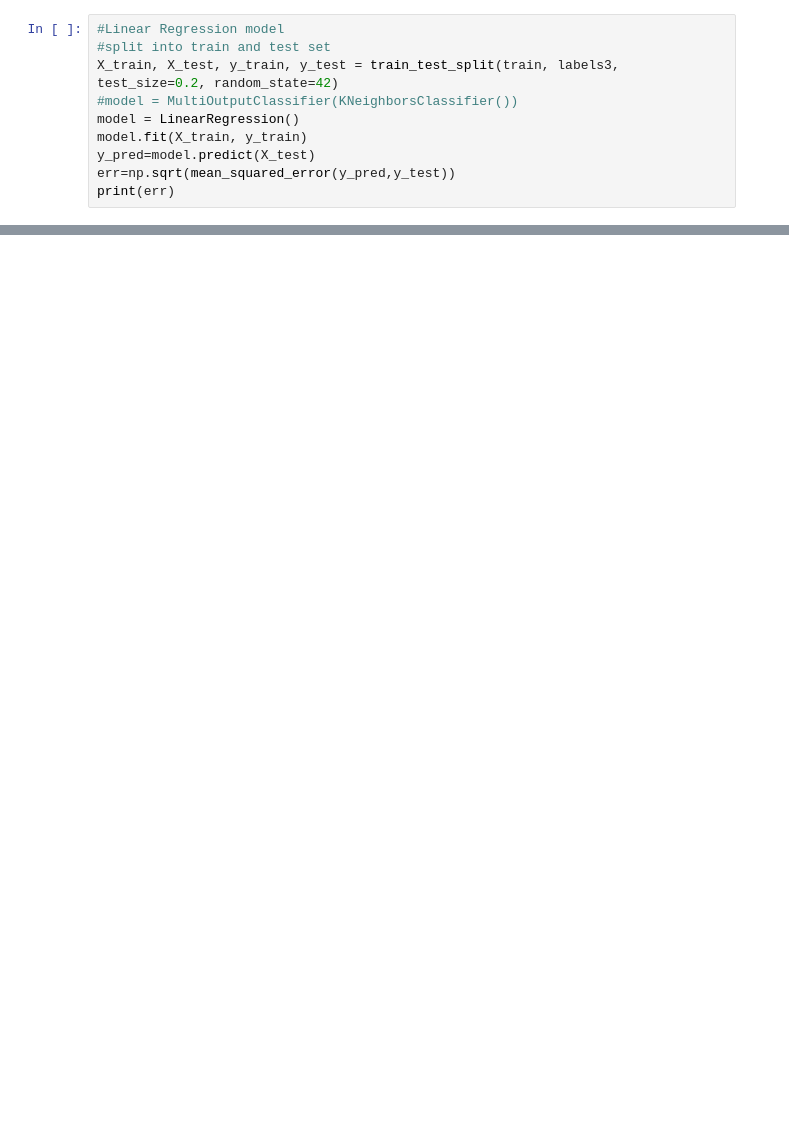
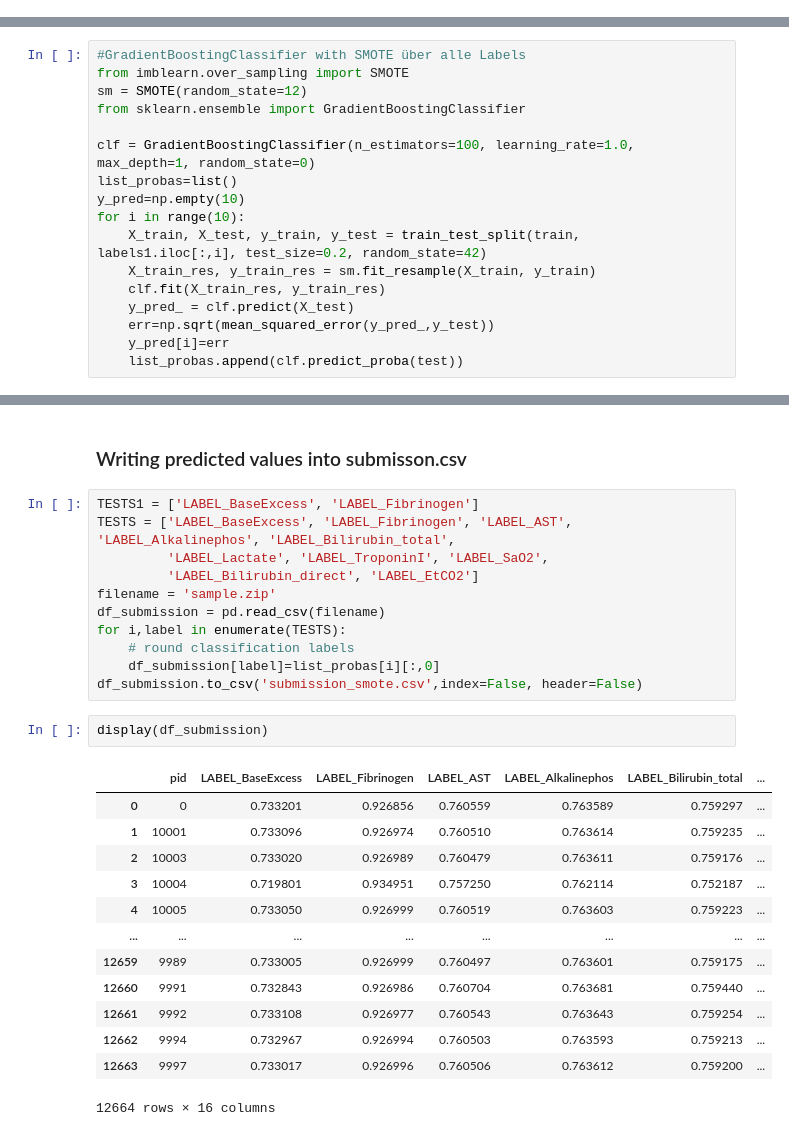
Before and after one commit to jonarivado/IML-Projects, a Jupyter notebook: Project 2/main.ipynb, the cells around one changed output, grey strips where cells are left out. Saved outputs shown, nothing was run; the diff lists cells and outputs as text; blank space fills up the shorter version.

```diff
--- a/Project 2/main.ipynb
+++ b/Project 2/main.ipynb
@@ -150,10 +114,0 @@ array([[0., 0., 0., ..., 0., 0., 0.],
-# %%
-#Linear Regression model
-#split into train and test set
-X_train, X_test, y_train, y_test = train_test_split(train, labels3, test_size=0.2, random_state=42)
-#model = MultiOutputClassifier(KNeighborsClassifier())
-model = LinearRegression()
-model.fit(X_train, y_train)
-y_pred=model.predict(X_test)
-err=np.sqrt(mean_squared_error(y_pred,y_test))
-print(err)
@@ -173,0 +115,17 @@ roc_auc_score(y, clf.predict_proba(X)[:, 1])
+# %%
+#GradientBoostingClassifier with SMOTE über alle Labels
+from imblearn.over_sampling import SMOTE
+sm = SMOTE(random_state=12)
+from sklearn.ensemble import GradientBoostingClassifier
+
+clf = GradientBoostingClassifier(n_estimators=100, learning_rate=1.0, max_depth=1, random_state=0)
+list_probas=list()
+y_pred=np.empty(10)
+for i in range(10):
+    X_train, X_test, y_train, y_test = train_test_split(train, labels1.iloc[:,i], test_size=0.2, random_state=42)
+    X_train_res, y_train_res = sm.fit_resample(X_train, y_train)
+    clf.fit(X_train_res, y_train_res)
+    y_pred_ = clf.predict(X_test)
+    err=np.sqrt(mean_squared_error(y_pred_,y_test))
+    y_pred[i]=err
+    list_probas.append(clf.predict_proba(test))
@@ -173,0 +160,29 @@ roc_auc_score(y, clf.predict_proba(X)[:, 1])
+# %% [markdown]
+### Writing predicted values into submisson.csv
+# %%
+TESTS1 = ['LABEL_BaseExcess', 'LABEL_Fibrinogen']
+TESTS = ['LABEL_BaseExcess', 'LABEL_Fibrinogen', 'LABEL_AST', 'LABEL_Alkalinephos', 'LABEL_Bilirubin_total',
+         'LABEL_Lactate', 'LABEL_TroponinI', 'LABEL_SaO2',
+         'LABEL_Bilirubin_direct', 'LABEL_EtCO2']
+filename = 'sample.zip'
+df_submission = pd.read_csv(filename)
+for i,label in enumerate(TESTS):
+    # round classification labels
+    df_submission[label]=list_probas[i][:,0]
+df_submission.to_csv('submission_smote.csv',index=False, header=False)
+# %%
+display(df_submission)
+# %% [output]
+|  | pid | LABEL_BaseExcess | LABEL_Fibrinogen | LABEL_AST | LABEL_Alkalinephos | LABEL_Bilirubin_total | ... |
+| 0 | 0 | 0.733201 | 0.926856 | 0.760559 | 0.763589 | 0.759297 | ... |
+| 1 | 10001 | 0.733096 | 0.926974 | 0.760510 | 0.763614 | 0.759235 | ... |
+| 2 | 10003 | 0.733020 | 0.926989 | 0.760479 | 0.763611 | 0.759176 | ... |
+| 3 | 10004 | 0.719801 | 0.934951 | 0.757250 | 0.762114 | 0.752187 | ... |
+| 4 | 10005 | 0.733050 | 0.926999 | 0.760519 | 0.763603 | 0.759223 | ... |
+| ... | ... | ... | ... | ... | ... | ... | ... |
+| 12659 | 9989 | 0.733005 | 0.926999 | 0.760497 | 0.763601 | 0.759175 | ... |
+| 12660 | 9991 | 0.732843 | 0.926986 | 0.760704 | 0.763681 | 0.759440 | ... |
+| 12661 | 9992 | 0.733108 | 0.926977 | 0.760543 | 0.763643 | 0.759254 | ... |
+| 12662 | 9994 | 0.732967 | 0.926994 | 0.760503 | 0.763593 | 0.759213 | ... |
+| 12663 | 9997 | 0.733017 | 0.926996 | 0.760506 | 0.763612 | 0.759200 | ... |
+12664 rows × 16 columns
```
Also changed, not shown: parts of 23 cells of this notebook, 6 other files.
